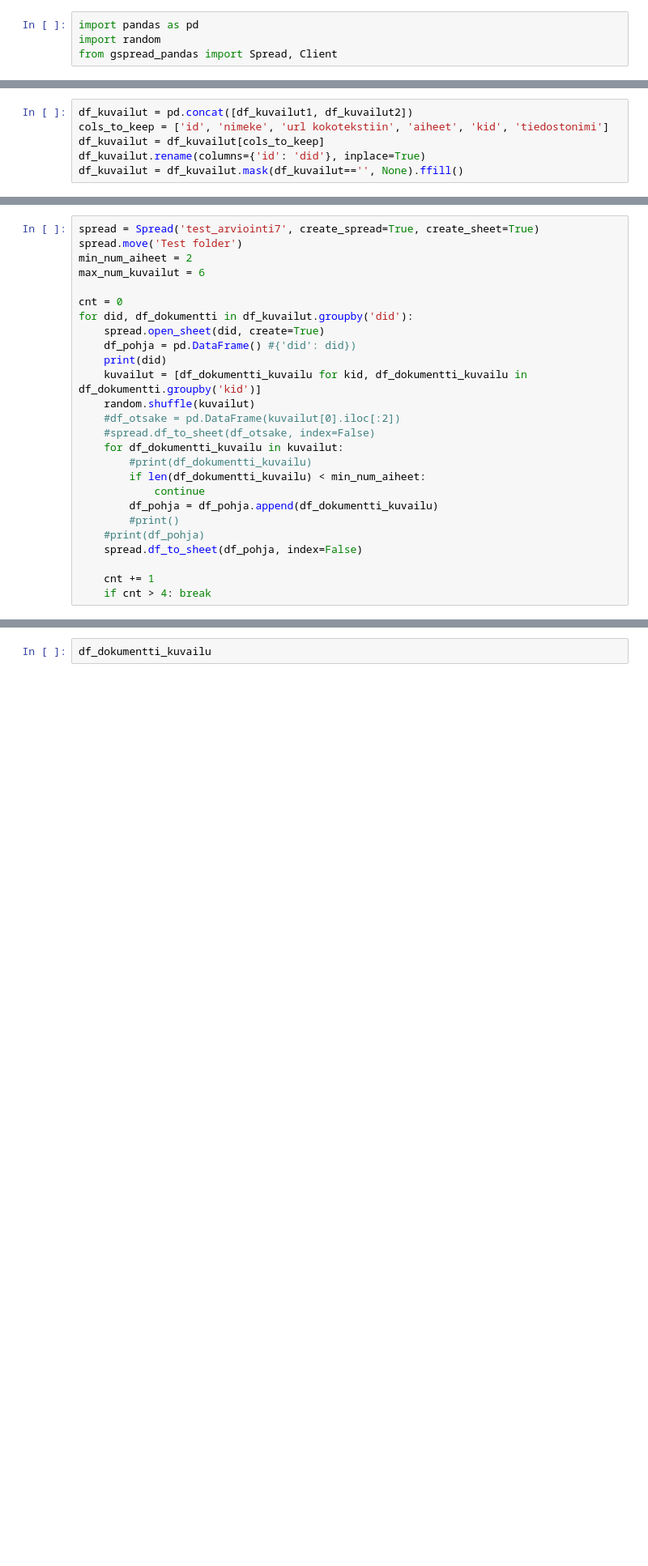
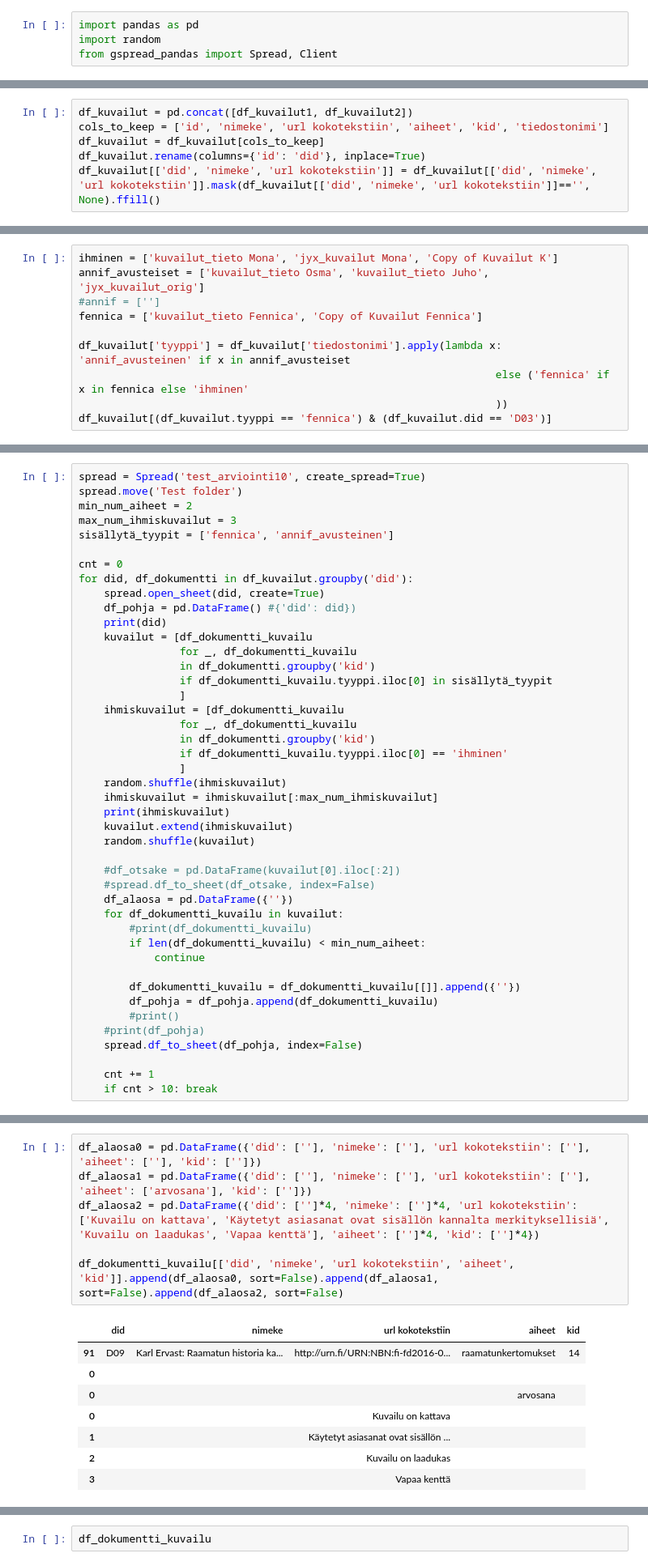
Before and after one commit to saifookhan/Annif-custom, a Jupyter notebook: arviopohjien_luonti_juho.ipynb, the cells around one changed output, grey strips where cells are left out. Shown at 81% size. Drawn from its saved outputs; the diff is of its cells as text; blank space fills up the shorter version.

```diff
--- a/arviopohjien_luonti_juho.ipynb
+++ b/arviopohjien_luonti_juho.ipynb
@@ -98,7 +110,7 @@ df_kuvailut = pd.concat([df_kuvailut1, df_kuvailut2])
 cols_to_keep = ['id', 'nimeke', 'url kokotekstiin', 'aiheet', 'kid', 'tiedostonimi']
 df_kuvailut = df_kuvailut[cols_to_keep]
 df_kuvailut.rename(columns={'id': 'did'}, inplace=True)
-df_kuvailut = df_kuvailut.mask(df_kuvailut=='', None).ffill()
+df_kuvailut[['did', 'nimeke', 'url kokotekstiin']] = df_kuvailut[['did', 'nimeke', 'url kokotekstiin']].mask(df_kuvailut[['did', 'nimeke', 'url kokotekstiin']]=='', None).ffill()
 # %% [output]
 of pandas will change to not sort by default.
 
@@ -107,0 +122,10 @@ To retain the current behavior and silence the warning, pass 'sort=True'.
+# %%
+ihminen = ['kuvailut_tieto Mona', 'jyx_kuvailut Mona', 'Copy of Kuvailut K']
+annif_avusteiset = ['kuvailut_tieto Osma', 'kuvailut_tieto Juho', 'jyx_kuvailut_orig']
+#annif = ['']
+fennica = ['kuvailut_tieto Fennica', 'Copy of Kuvailut Fennica']
+
+df_kuvailut['tyyppi'] = df_kuvailut['tiedostonimi'].apply(lambda x: 'annif_avusteinen' if x in annif_avusteiset
+                                                                  else ('fennica' if x in fennica else 'ihminen'
+                                                                  ))
+df_kuvailut[(df_kuvailut.tyyppi == 'fennica') & (df_kuvailut.did == 'D03')]
@@ -127,26 +155,44 @@ array(['kuvailut_tieto Osma', 'kuvailut_tieto Mona',
 # %%
-spread = Spread('test_arviointi7', create_spread=True, create_sheet=True)
+spread = Spread('test_arviointi10', create_spread=True)
 spread.move('Test folder')
 min_num_aiheet = 2
-max_num_kuvailut = 6
+max_num_ihmiskuvailut = 3
+sisällytä_tyypit = ['fennica', 'annif_avusteinen']
 
 cnt = 0
 for did, df_dokumentti in df_kuvailut.groupby('did'):
     spread.open_sheet(did, create=True)
     df_pohja = pd.DataFrame() #{'did': did})
     print(did)
-    kuvailut = [df_dokumentti_kuvailu for kid, df_dokumentti_kuvailu in df_dokumentti.groupby('kid')]
+    kuvailut = [df_dokumentti_kuvailu
+                for _, df_dokumentti_kuvailu
+                in df_dokumentti.groupby('kid')
+                if df_dokumentti_kuvailu.tyyppi.iloc[0] in sisällytä_tyypit
+                ]
+    ihmiskuvailut = [df_dokumentti_kuvailu
+                for _, df_dokumentti_kuvailu
+                in df_dokumentti.groupby('kid')
+                if df_dokumentti_kuvailu.tyyppi.iloc[0] == 'ihminen'
+                ]
+    random.shuffle(ihmiskuvailut)
+    ihmiskuvailut = ihmiskuvailut[:max_num_ihmiskuvailut]
+    print(ihmiskuvailut)
+    kuvailut.extend(ihmiskuvailut)
     random.shuffle(kuvailut)
+
     #df_otsake = pd.DataFrame(kuvailut[0].iloc[:2])
     #spread.df_to_sheet(df_otsake, index=False)
+    df_alaosa = pd.DataFrame({''})
     for df_dokumentti_kuvailu in kuvailut:
         #print(df_dokumentti_kuvailu)
         if len(df_dokumentti_kuvailu) < min_num_aiheet:
             continue
+
+        df_dokumentti_kuvailu = df_dokumentti_kuvailu[[]].append({''})
         df_pohja = df_pohja.append(df_dokumentti_kuvailu)
         #print()
     #print(df_pohja)
     spread.df_to_sheet(df_pohja, index=False)
 
     cnt += 1
-    if cnt > 4: break
+    if cnt > 10: break
@@ -162,0 +199,15 @@ df_pohja
+# %%
+df_alaosa0 = pd.DataFrame({'did': [''], 'nimeke': [''], 'url kokotekstiin': [''], 'aiheet': [''], 'kid': ['']})
+df_alaosa1 = pd.DataFrame({'did': [''], 'nimeke': [''], 'url kokotekstiin': [''], 'aiheet': ['arvosana'], 'kid': ['']})
+df_alaosa2 = pd.DataFrame({'did': ['']*4, 'nimeke': ['']*4, 'url kokotekstiin': ['Kuvailu on kattava', 'Käytetyt asiasanat ovat sisällön kannalta merkityksellisiä', 'Kuvailu on laadukas', 'Vapaa kenttä'], 'aiheet': ['']*4, 'kid': ['']*4})
+
+df_dokumentti_kuvailu[['did', 'nimeke', 'url kokotekstiin', 'aiheet', 'kid']].append(df_alaosa0, sort=False).append(df_alaosa1, sort=False).append(df_alaosa2, sort=False)
+# %% [output]
+|  | did | nimeke | url kokotekstiin | aiheet | kid |
+| 91 | D09 | Karl Ervast: Raamatun historia ka... | http://urn.fi/URN:NBN:fi-fd2016-0... | raamatunkertomukset | 14 |
+| 0 |  |  |  |  |  |
+| 0 |  |  |  | arvosana |  |
+| 0 |  |  | Kuvailu on kattava |  |  |
+| 1 |  |  | Käytetyt asiasanat ovat sisällön ... |  |  |
+| 2 |  |  | Kuvailu on laadukas |  |  |
+| 3 |  |  | Vapaa kenttä |  |  |
```
Also changed, not shown: parts of 13 cells of this notebook.
